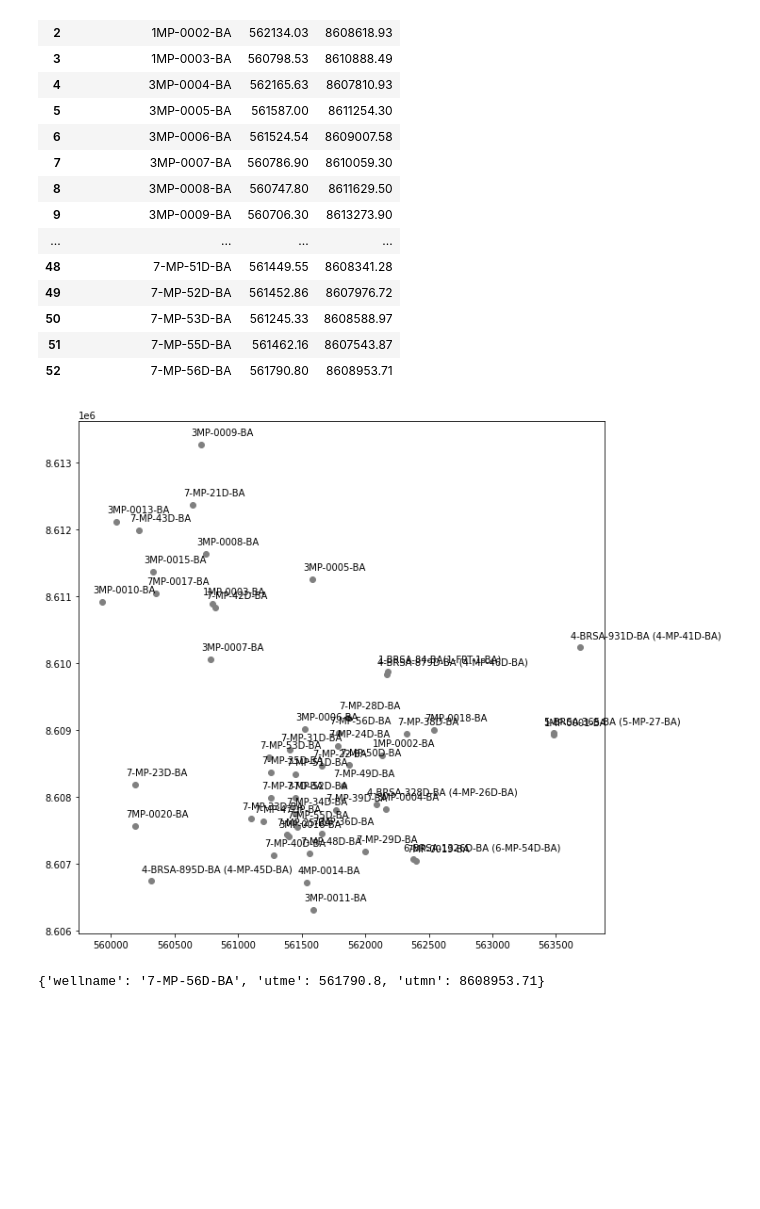
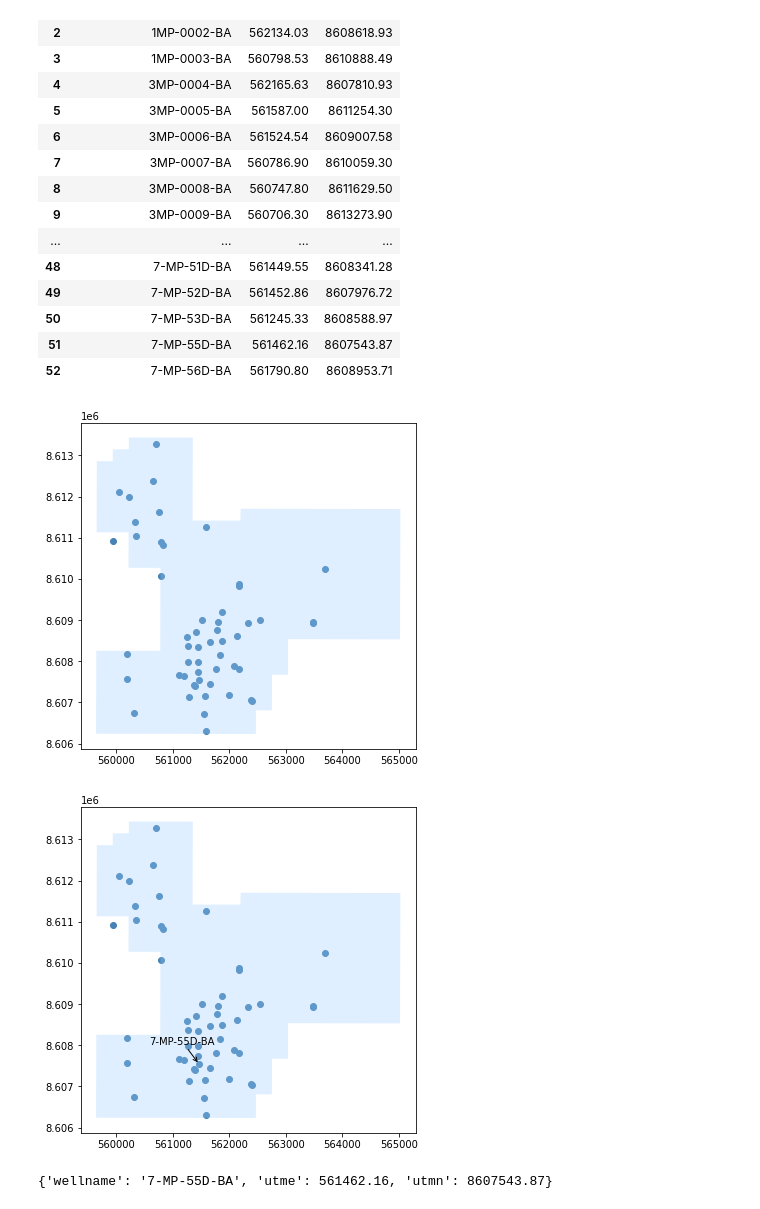
Before and after one commit to rmotadutra/PFG_2020, a Jupyter notebook: codes/SelectWells.ipynb, the cells around one changed output. Cells and saved outputs as stored; diff of their text form; code cells hidden in the pictures; blank space fills up the shorter version.

```diff
--- a/codes/SelectWells.ipynb
+++ b/codes/SelectWells.ipynb
@@ -38,16 +36,38 @@ for i in range(len(data)):
         'utmn': data['UTM_N'][i]
     }
     wells.append(dicio)
-# %%
-plt.figure(figsize=(10,10))
-for well in wells:
-    plt.scatter(well['utme'], well['utmn'], color='grey')
-    plt.annotate(well['wellname'], xy=(well['utme'],well['utmn']), xytext=[-10,10], textcoords='offset points')
-plt.show()
-# %% [output]
-[figure, removed]
+# %%
+#shape file import
+shapepath = "../data/campo_crc/campo_crc_WGS.shp"
+fields = gpd.read_file(shapepath, rows=1)
+# %%
+plt.figure(figsize=(6,6))
+ax1 = plt.subplot()
+x,y = fields.geometry[0].exterior.xy
+ax1.fill(x,y, "#99ccff", label=fields.NOM_CAMPO[0], alpha=0.3)
+for well in wells:
+    ax1.scatter(well['utme'], well['utmn'], color='steelblue')
+plt.savefig("../image/mp_allwells.png", dpi=300, transparent=True)
+plt.show()
+# %% [output]
+[figure, added]
+# %%
+plt.figure(figsize=(6,6))
+ax1 = plt.subplot()
+x,y = fields.geometry[0].exterior.xy
+ax1.fill(x,y, "#99ccff", label=fields.NOM_CAMPO[0], alpha=0.3)
+for well in wells:
+    ax1.scatter(well['utme'], well['utmn'], color='steelblue')
+ax1.annotate(wells[51]['wellname'], xy=(wells[51]['utme'], wells[51]['utmn']), xytext=[-50,20],
+                 textcoords='offset points',
+                 arrowprops=dict(arrowstyle="->",facecolor='black')
+                )
+plt.savefig("../image/mp_wellselected.png", dpi=300, transparent=True)
+plt.show()
+# %% [output]
+[figure, added]
 # %%
-wells[52]
+wells[51]
 # %% [output]
-{'wellname': '7-MP-56D-BA', 'utme': 561790.8, 'utmn': 8608953.71}
+{'wellname': '7-MP-55D-BA', 'utme': 561462.16, 'utmn': 8607543.87}
 # %%
```
Also changed, not shown: parts of 5 cells of this notebook, 32 other files.
